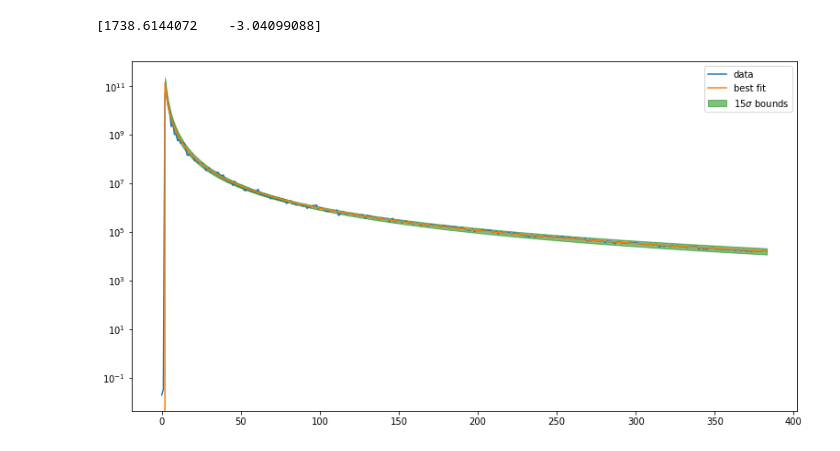
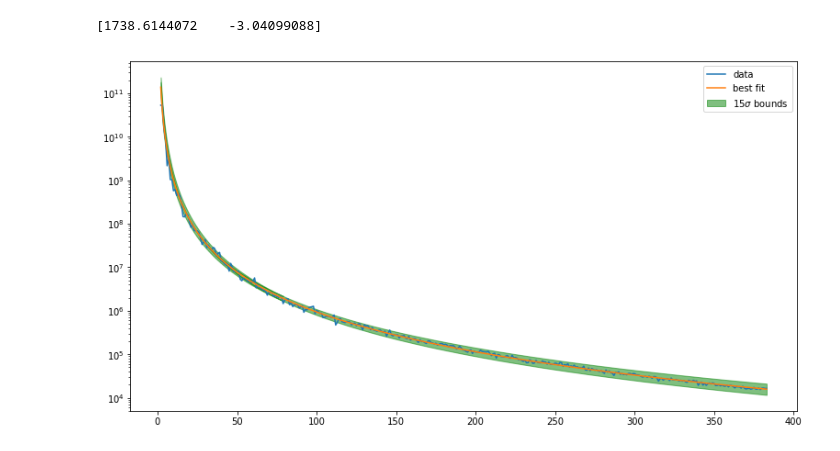
Before and after one commit to acwgough/foreground_moments, a Jupyter notebook: 2019-08-15 simple optimisation.ipynb, the cells around one changed output. Saved outputs shown, nothing was run; the diff lists cells and outputs as text; code cells hidden in the pictures.

```diff
--- a/2019-08-15 simple optimisation.ipynb
+++ b/2019-08-15 simple optimisation.ipynb
@@ -385,18 +385,19 @@ fit_minusplus =  model_1d(ells, opt_params3[0]-15*one_sigma[0], opt_params3[1]+1
 # %%
 #let's plot the region between these parameters
 figure(figsize=(13,7))
-semilogy(ells, PS_1d_const, label='data')
-semilogy(ells, fit_optimal, label='best fit')
+fill_between(ells, fit_plusminus, fit_plusplus, where=fit_plusminus>fit_plusplus, alpha=0.5, color='g')
+fill_between(ells, fit_plusplus, fit_minusminus, where=fit_plusplus>fit_minusminus, alpha=0.5, color='g')
+fill_between(ells, fit_minusminus, fit_minusplus, where=fit_minusminus>fit_minusplus, alpha=0.5, color='g',
+             label=r'$15\sigma$ bounds')
+semilogy(ells[2:], PS_1d_const[2:], label='data')
+semilogy(ells[2:], fit_optimal[2:], label='best fit')
 # semilogy(ells, fit_plusplus, label='++')
 # semilogy(ells, fit_minusminus, label='--')
 # semilogy(ells, fit_minusplus, label='-+')
 # semilogy(ells, fit_plusminus, label='+-')
-fill_between(ells, fit_plusminus, fit_plusplus, where=fit_plusminus>fit_plusplus, alpha=0.5, color='g')
-fill_between(ells, fit_plusplus, fit_minusminus, where=fit_plusplus>fit_minusminus, alpha=0.5, color='g')
-fill_between(ells, fit_minusminus, fit_minusplus, where=fit_minusminus>fit_minusplus, alpha=0.5, color='g',
-             label=r'$15\sigma$ bounds')
+
 legend();
 # xlim(300,390)
 # ylim(1e3,1e6)
 # %% [output]
-[figure, old version]
+[figure, new version]
```
Also changed, not shown: parts of 2 cells of this notebook, 3 other files.
